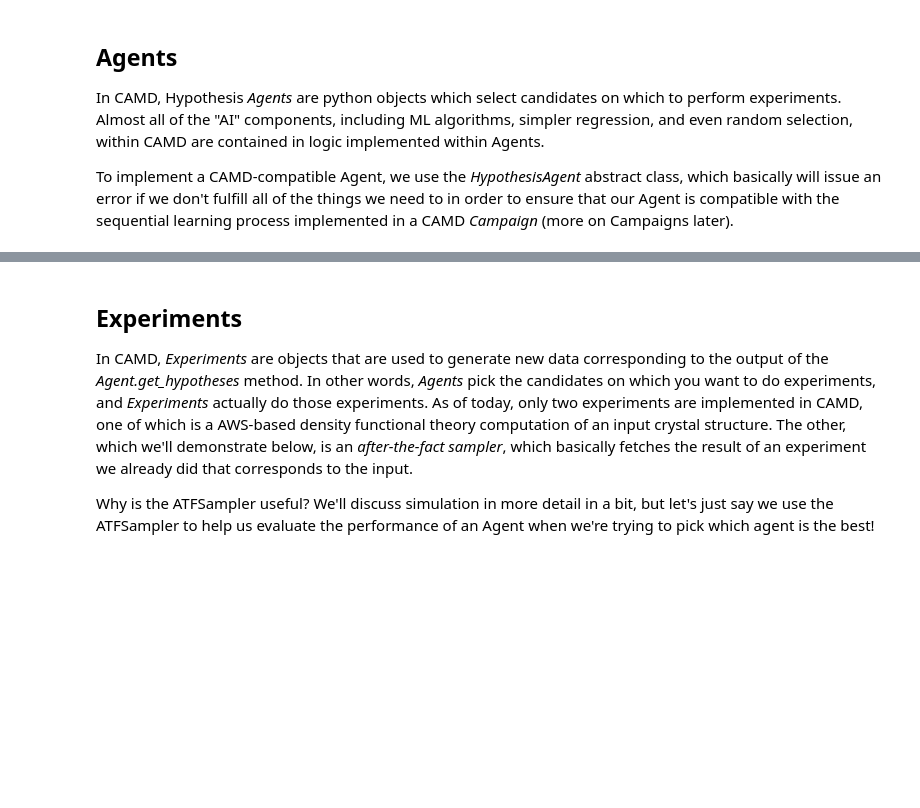
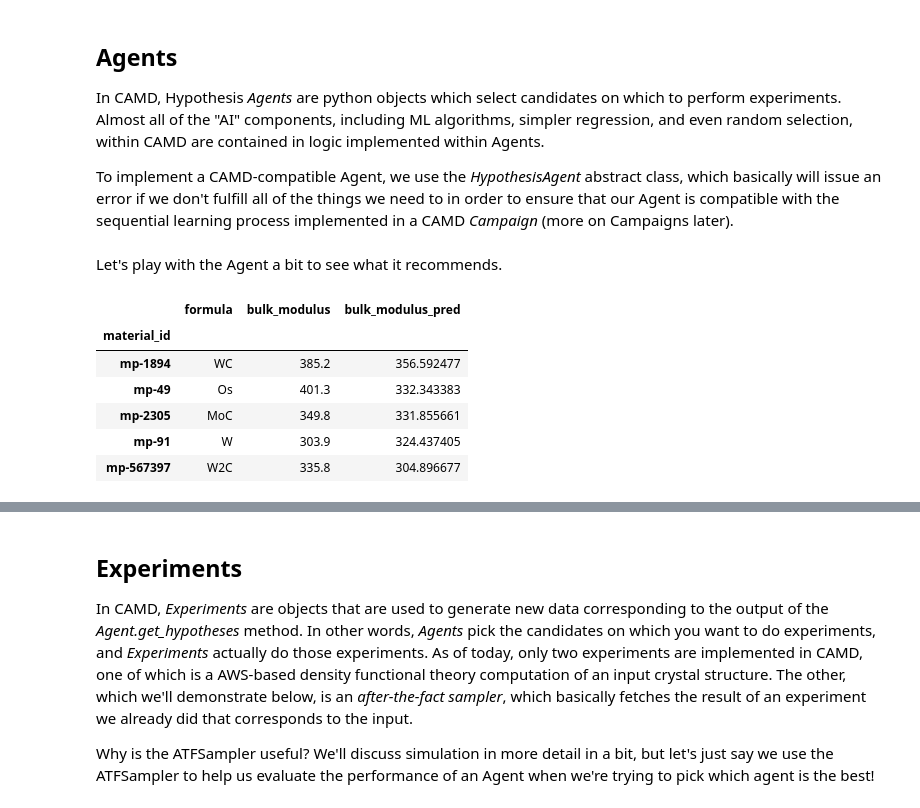
Before and after one commit to TRI-AMDD/tri-hackathon-2020, a Jupyter notebook: tutorial/CAMD_tutorial.ipynb, the cells around one changed output, grey strips where cells are left out. Drawn from its saved outputs; the diff is of its cells as text; code cells hidden in the pictures; blank space fills up the shorter version.

```diff
--- a/tutorial/CAMD_tutorial.ipynb
+++ b/tutorial/CAMD_tutorial.ipynb
@@ -69,10 +71,40 @@ To implement a CAMD-compatible Agent, we use the *HypothesisAgent* abstract clas
 # %%
 from camd.agent.base import HypothesisAgent
 from sklearn.linear_model import LinearRegression
-# %%
-class LinearHardnessAgent(HypothesisAgent):
-    def get_hypotheses(candidate_data, seed_data):
-        x_known = seed_data['']
-
-
-linear_agent = LinearRegressionAgent()
+# %%
+class LinearHardnessAgent(HypothesisAgent):
+    def get_hypotheses(self, candidate_data, seed_data):
+        # Fit on known data
+        x_known = seed_data.loc[:,
+            'MagpieData minimum Number':'MagpieData mode SpaceGroupNumber'
+        ]
+        y_known = seed_data['bulk_modulus']
+        regressor = LinearRegression()
+        regressor.fit(x_known, y_known)
+
+        # Predict unknown data
+        x_unknown = candidate_data.loc[:,
+            'MagpieData minimum Number':'MagpieData mode SpaceGroupNumber'
+        ]
+        y_predicted = regressor.predict(x_unknown)
+
+        # Pick top 5 candidates
+        candidate_data['bulk_modulus_pred'] = y_predicted
+        candidate_data = candidate_data.sort_values(
+            'bulk_modulus_pred', ascending=False)
+        top_candidates = candidate_data.head(5)
+        return top_candidates
+# %% [markdown]
+Let's play with the Agent a bit to see what it recommends.
+# %%
+agent = LinearHardnessAgent()
+hypotheses = agent.get_hypotheses(featurized_data, featurized_data)
+hypotheses[['formula', 'bulk_modulus', 'bulk_modulus_pred']]
+# %% [output]
+|  | formula | bulk_modulus | bulk_modulus_pred |
+| material_id |  |  |  |
+| mp-1894 | WC | 385.2 | 356.592477 |
+| mp-49 | Os | 401.3 | 332.343383 |
+| mp-2305 | MoC | 349.8 | 331.855661 |
+| mp-91 | W | 303.9 | 324.437405 |
+| mp-567397 | W2C | 335.8 | 304.896677 |
```
Also changed, not shown: parts of 22 cells of this notebook, 2 other files.
